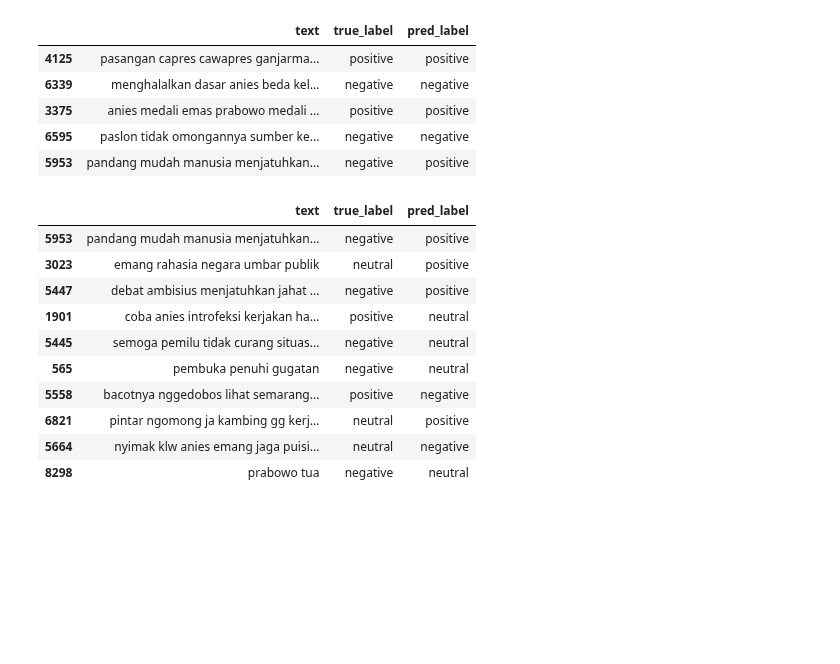
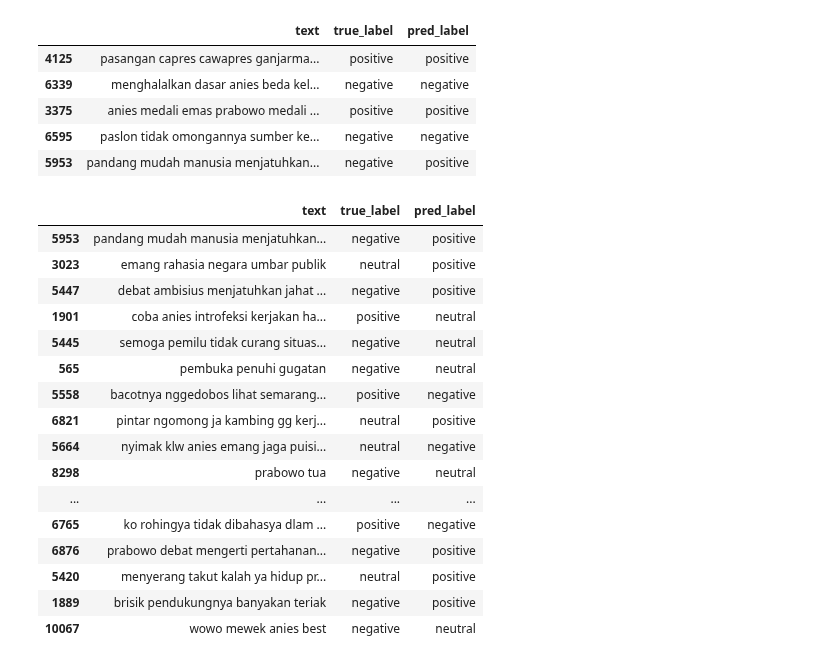
Before and after one commit to rfaoktvian/AnalisisSentimenDebatCapres2024, a Jupyter notebook: Analisis_sentimen_debat_capres2024.ipynb, the cells around one changed output. Cells and saved outputs as stored; diff of their text form; code cells hidden in the pictures; blank space fills up the shorter version.

```diff
--- a/Analisis_sentimen_debat_capres2024.ipynb
+++ b/Analisis_sentimen_debat_capres2024.ipynb
@@ -470,21 +479,27 @@ error_df.head()
 # %%
 wrong_predictions = error_df[
     error_df["true_label"] != error_df["pred_label"]
 ]
 
-wrong_predictions.head(10)
+wrong_predictions.head(20)
 # %% [output]
 |  | text | true_label | pred_label |
 | 5953 | pandang mudah manusia menjatuhkan... | negative | positive |
 | 3023 | emang rahasia negara umbar publik | neutral | positive |
 | 5447 | debat ambisius menjatuhkan jahat ... | negative | positive |
 | 1901 | coba anies introfeksi kerjakan ha... | positive | neutral |
 | 5445 | semoga pemilu tidak curang situas... | negative | neutral |
 | 565 | pembuka penuhi gugatan | negative | neutral |
 | 5558 | bacotnya nggedobos lihat semarang... | positive | negative |
 | 6821 | pintar ngomong ja kambing gg kerj... | neutral | positive |
 | 5664 | nyimak klw anies emang jaga puisi... | neutral | negative |
 | 8298 | prabowo tua | negative | neutral |
+| ... | ... | ... | ... |
+| 6765 | ko rohingya tidak dibahasya dlam ... | positive | negative |
+| 6876 | prabowo debat mengerti pertahanan... | negative | positive |
+| 5420 | menyerang takut kalah ya hidup pr... | neutral | positive |
+| 1889 | brisik pendukungnya banyakan teriak | negative | positive |
+| 10067 | wowo mewek anies best | negative | neutral |
 # %%
 # 1. Mengubah Label ke Angka (Negative:0, Neutral:1, Positive:2)
 le = LabelEncoder()
```
Also changed, not shown: parts of 9 cells of this notebook.
